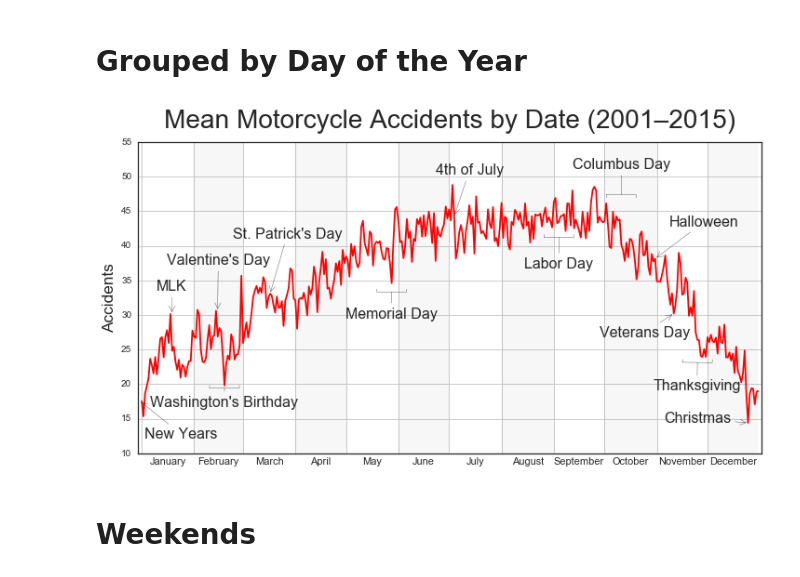
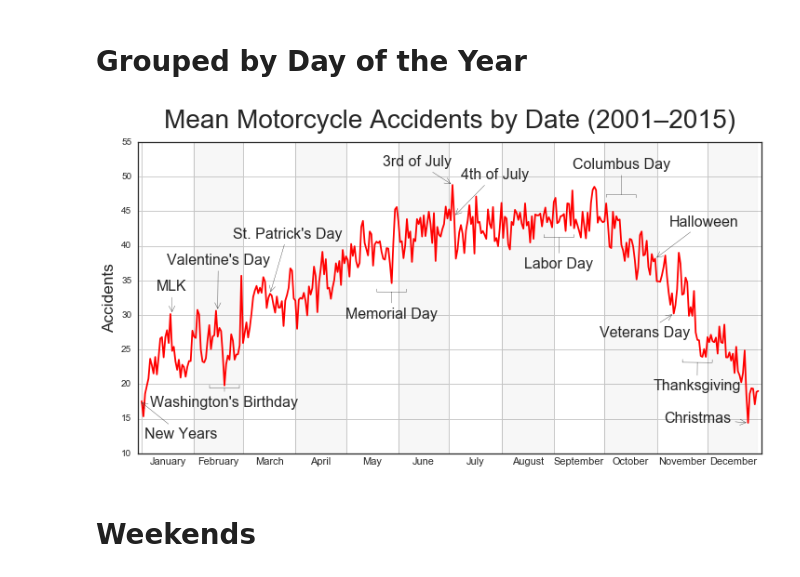
Before and after one commit to agude/agude.github.io, a Jupyter notebook: files/switrs-motorcycle-accidents-by-date/SWITRS Crash Dates With Motorcycles.ipynb, the cells around one changed output. Cells and saved outputs as stored; diff of their text form; code cells hidden in the pictures.

```diff
--- a/files/switrs-motorcycle-accidents-by-date/SWITRS Crash Dates With Motorcycles.ipynb
+++ b/files/switrs-motorcycle-accidents-by-date/SWITRS Crash Dates With Motorcycles.ipynb
@@ -190,36 +190,37 @@ ax.set_xticks(major_x[:-1])
 ax.set_xticklabels([])
 ax.set_xticks(minor_x, minor=True)
 ax.set_xticklabels(labels, minor=True, size=11)
 
 # Shade every other month
 for i in range(0, len(major_x)-1, 2):
     start = major_x[i+1]
     end = major_x[i+2]
     ax.axvspan(start, end, color="black", alpha=0.03)
 
 # Federal Holidays
-annotate_year(mean_crashes, ax, 1, 1, "New Years", (5, -40), (-2, 0))
+annotate_year(mean_crashes, ax, 1, 1, "New Years", (+5, -40), (-2, 0))
 annotate_year(mean_crashes, ax, 1, 18, "MLK", (-17, 25))
 annotate_year(mean_crashes, ax, 2, 18, "Washington's Birthday", (-79.5, -22), (0, -4.5), arrowstyle="-[")
 annotate_year(mean_crashes, ax, 5, 28, "Memorial Day", (-49.5, -30), (0, -1), arrowstyle="-[")
-annotate_year(mean_crashes, ax, 7, 4, "4th of July", (-20, +45))
+annotate_year(mean_crashes, ax, 7, 3, "3rd of July", (-75, +20))
+annotate_year(mean_crashes, ax, 7, 4, "4th of July", (+7, +40))
 annotate_year(mean_crashes, ax, 9, 4, "Labor Day", (-37, -35), (0, -2), arrowstyle="-[")
 annotate_year(mean_crashes, ax, 10, 11, "Columbus Day", (-52, +30), (0, +7), arrowstyle="-[")
 annotate_year(mean_crashes, ax, 11, 11, "Veterans Day", (-80, -25))
 annotate_year(mean_crashes, ax, 11, 25, "Thanksgiving", (-47.5, -32), (0, -3), arrowstyle="-[")
 annotate_year(mean_crashes, ax, 12, 25, "Christmas", (-90, -0))
 
 # Other Holidays
 annotate_year(mean_crashes, ax, 10, 31, "Halloween", (+15, +35))
 annotate_year(mean_crashes, ax, 2, 14, "Valentine's Day", (-55, 50))
 annotate_year(mean_crashes, ax, 3, 17, "St. Patrick's Day", (-40, 60))
 
 for ext in ("png", "svg"):
     plt.savefig("/tmp/mean_motorcycle_accidents_by_date.{ext}".format(ext=ext), bbox_inches="tight")
 
 plt.show()
 # %% [output]
-[figure, old version]
+[figure, new version]
 # %% [markdown]
 # Weekends
 # %%
```
Also changed, not shown: 2 other files.
